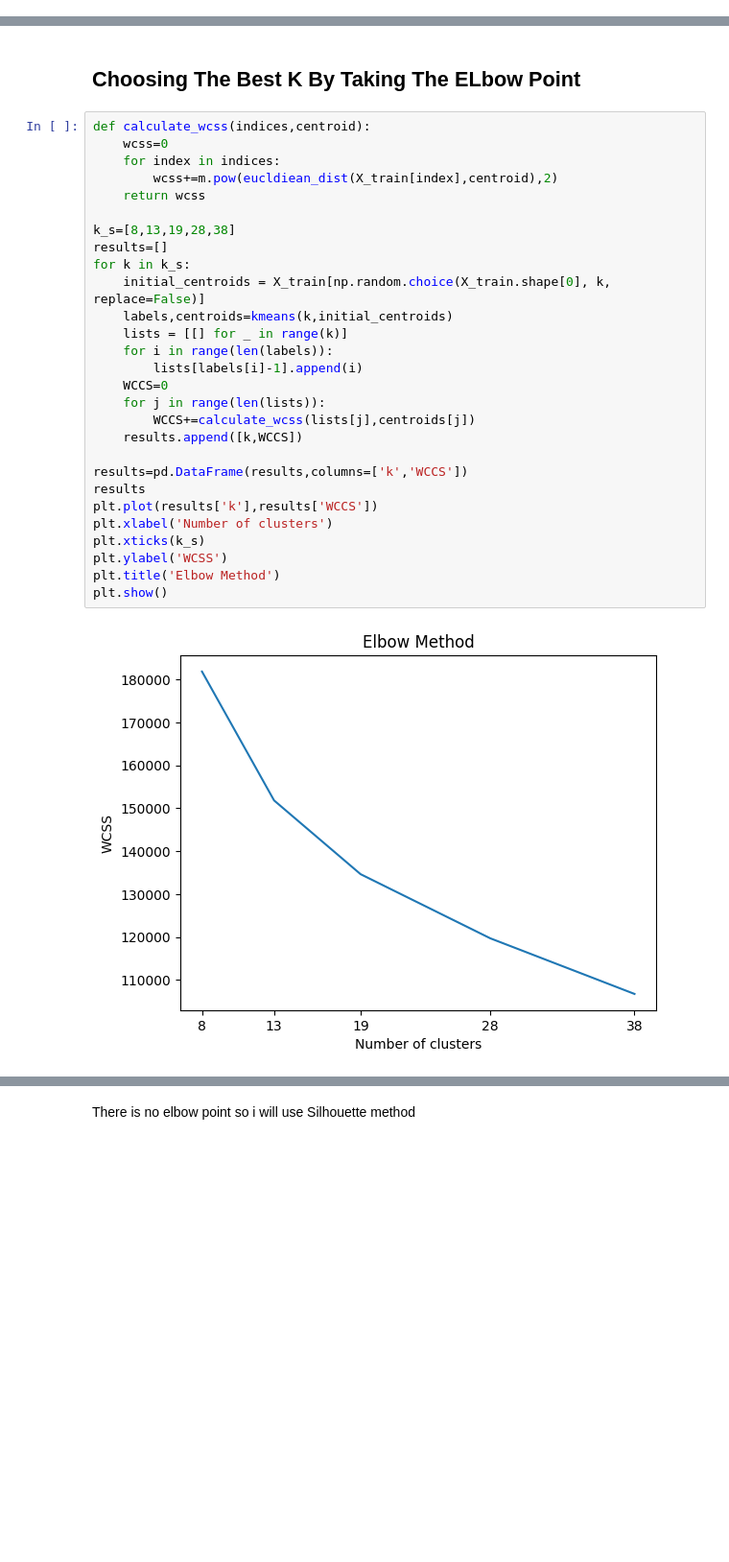
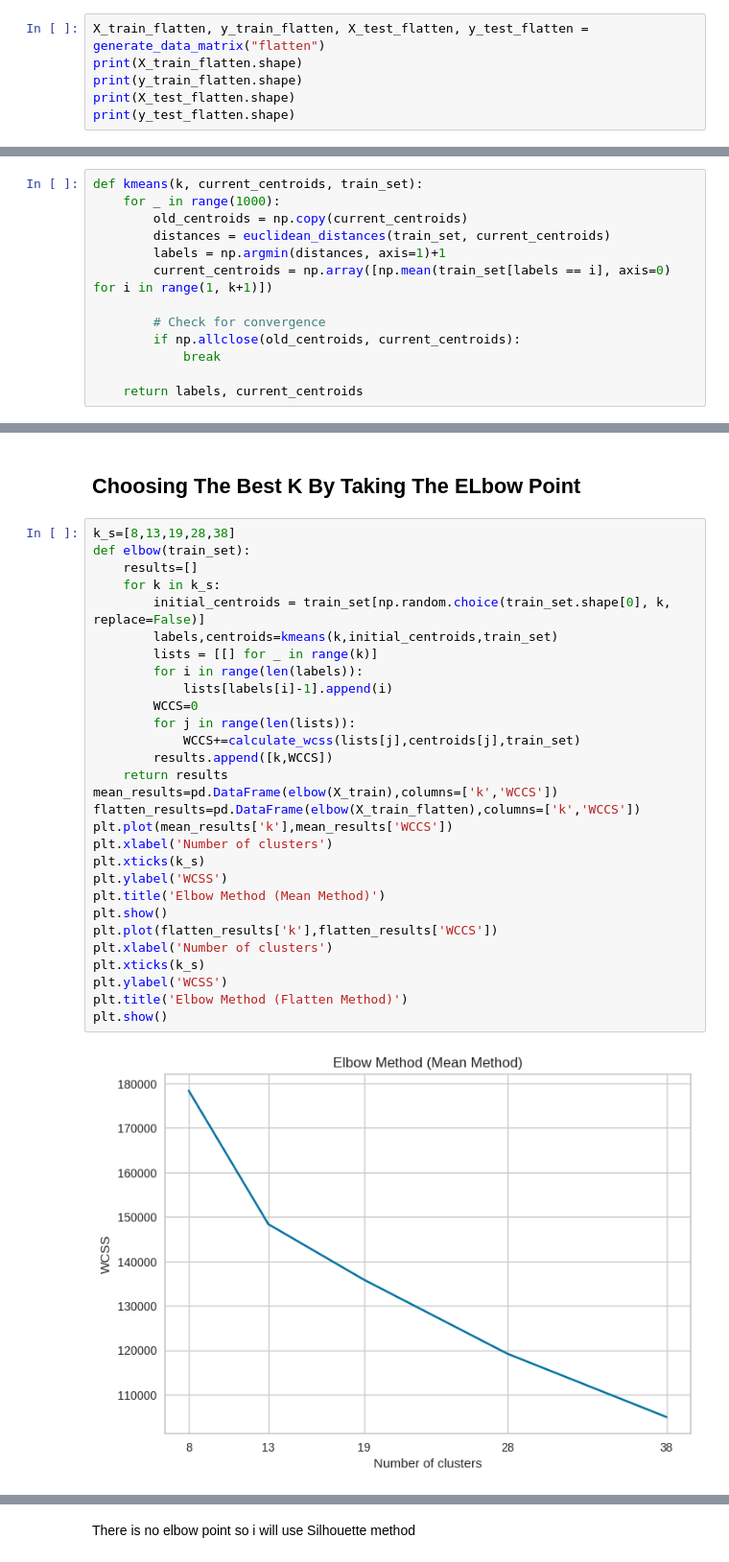
Before and after one commit to YoussefAboelwafa/Activity-Detection, a Jupyter notebook: K-means.ipynb, the cells around one changed output, grey strips where cells are left out. Shown: that part at 96% size. Saved outputs shown, nothing was run; the diff lists cells and outputs as text; blank space fills up the shorter version.

Commit message:
Kmeans Done

```diff
--- a/K-means.ipynb
+++ b/K-means.ipynb
@@ -33,0 +38,6 @@ y_test=y_test.astype(int)
+# %%
+X_train_flatten, y_train_flatten, X_test_flatten, y_test_flatten = generate_data_matrix("flatten")
+print(X_train_flatten.shape)
+print(y_train_flatten.shape)
+print(X_test_flatten.shape)
+print(y_test_flatten.shape)
@@ -77,0 +61,13 @@ def kmeans(k,current_centroids):
+# %%
+def kmeans(k, current_centroids, train_set):
+    for _ in range(1000):
+        old_centroids = np.copy(current_centroids)
+        distances = euclidean_distances(train_set, current_centroids)
+        labels = np.argmin(distances, axis=1)+1
+        current_centroids = np.array([np.mean(train_set[labels == i], axis=0) for i in range(1, k+1)])
+
+        # Check for convergence
+        if np.allclose(old_centroids, current_centroids):
+            break
+
+    return labels, current_centroids
@@ -78,32 +95,33 @@ def kmeans(k,current_centroids):
 # %% [markdown]
 ## Choosing The Best K By Taking The ELbow Point
 # %%
-def calculate_wcss(indices,centroid):
-    wcss=0
-    for index in indices:
-        wcss+=m.pow(eucldiean_dist(X_train[index],centroid),2)
-    return wcss
-
 k_s=[8,13,19,28,38]
-results=[]
-for k in k_s:
-    initial_centroids = X_train[np.random.choice(X_train.shape[0], k, replace=False)]
-    labels,centroids=kmeans(k,initial_centroids)
-    lists = [[] for _ in range(k)]
-    for i in range(len(labels)):
-        lists[labels[i]-1].append(i)
-    WCCS=0
-    for j in range(len(lists)):
-        WCCS+=calculate_wcss(lists[j],centroids[j])
-    results.append([k,WCCS])
-
-results=pd.DataFrame(results,columns=['k','WCCS'])
-results
-plt.plot(results['k'],results['WCCS'])
+def elbow(train_set):
+    results=[]
+    for k in k_s:
+        initial_centroids = train_set[np.random.choice(train_set.shape[0], k, replace=False)]
+        labels,centroids=kmeans(k,initial_centroids,train_set)
+        lists = [[] for _ in range(k)]
+        for i in range(len(labels)):
+            lists[labels[i]-1].append(i)
+        WCCS=0
+        for j in range(len(lists)):
+            WCCS+=calculate_wcss(lists[j],centroids[j],train_set)
+        results.append([k,WCCS])
+    return results
+mean_results=pd.DataFrame(elbow(X_train),columns=['k','WCCS'])
+flatten_results=pd.DataFrame(elbow(X_train_flatten),columns=['k','WCCS'])
+plt.plot(mean_results['k'],mean_results['WCCS'])
 plt.xlabel('Number of clusters')
 plt.xticks(k_s)
 plt.ylabel('WCSS')
-plt.title('Elbow Method')
+plt.title('Elbow Method (Mean Method)')
 plt.show()
+plt.plot(flatten_results['k'],flatten_results['WCCS'])
+plt.xlabel('Number of clusters')
+plt.xticks(k_s)
+plt.ylabel('WCSS')
+plt.title('Elbow Method (Flatten Method)')
+plt.show()
 # %% [output]
-[figure, old version]
+[figure, new version]
```
Also changed, not shown: parts of 39 cells of this notebook.
